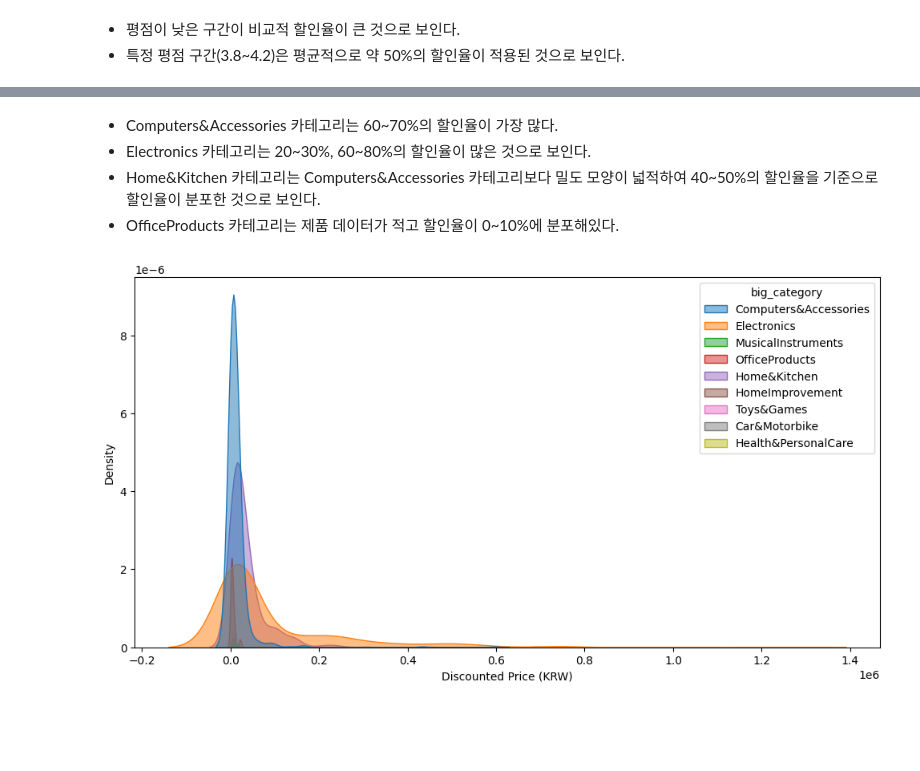
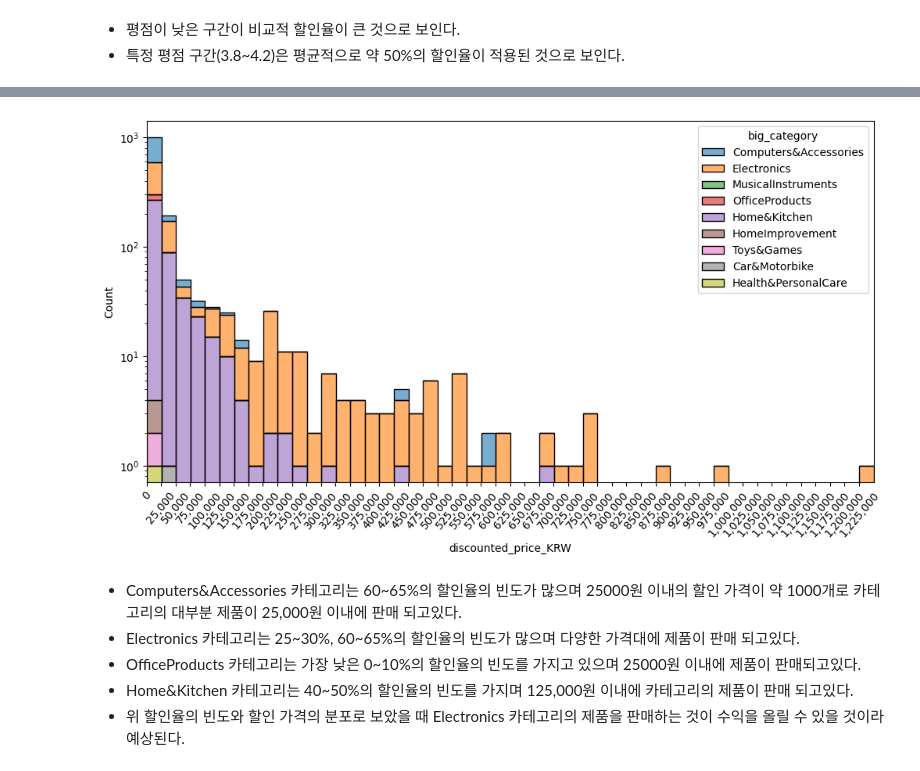
Before and after one commit to BenCyera/Amazon_sales_machine_learning, a Jupyter notebook: notebooks/sehee/price_EDA.ipynb, the cells around one changed output, grey strips where cells are left out. Cells and saved outputs as stored; diff of their text form; code cells hidden in the pictures; blank space fills up the shorter version.

```diff
--- a/notebooks/sehee/price_EDA.ipynb
+++ b/notebooks/sehee/price_EDA.ipynb
@@ -133,4 +133,6 @@ amazon_df['rating_count'] = amazon_df['rating_count'].str.replace(',','').astype
 ---
 ### 카테고리별 할인 가격과 할인율 분포
 - Big category 추출
+# %%
+amazon_df.loc[:, 'big_category'] = amazon_df['category'].apply(lambda x: x.split('|')[0])
 # %%
@@ -268,14 +266,19 @@ plt.show()
-# %% [markdown]
-- Computers&Accessories 카테고리는 60~70%의 할인율이 가장 많다.
-- Electronics 카테고리는 20~30%, 60~80%의 할인율이 많은 것으로 보인다.
-- Home&Kitchen 카테고리는 Computers&Accessories 카테고리보다 밀도 모양이 넓적하여 40~50%의 할인율을 기준으로 할인율이 분포한 것으로 보인다.
-- OfficeProducts 카테고리는 제품 데이터가 적고 할인율이 0~10%에 분포해있다.
 # %%
+# 카테고리별 할인된 제품 가격의 분포
 plt.figure(figsize=(12, 6))
-sns.kdeplot(data=category_price, x='discounted_price_KRW', hue='big_category', fill=True, alpha=0.5, warn_singular=False)
-plt.xlabel('Discounted Price (KRW)')
-# plt.xticks(ticks=plt.xticks()[0], labels=[f'{int(tick / 1e4)},000' for tick in plt.xticks()[0]])
+sns.histplot(data=amazon_df, x='discounted_price_KRW', hue='big_category', multiple='stack', bins=50, alpha=0.6)
+plt.xlim(0, amazon_df['discounted_price_KRW'].max())
+ticks = range(0, amazon_df['discounted_price_KRW'].max(), 25000)
+plt.xticks(ticks, [f'{tick:,}' for tick in ticks], rotation=50)
+plt.yscale('log')
+# plt.grid()
 plt.show()
 # %% [output]
-[figure, old version]
+[figure, new version]
+# %% [markdown]
+- Computers&Accessories 카테고리는 60~65%의 할인율의 빈도가 많으며 25000원 이내의 할인 가격이 약 1000개로 카테고리의 대부분 제품이 25,000원 이내에 판매 되고있다.
+- Electronics 카테고리는 25~30%, 60~65%의 할인율의 빈도가 많으며 다양한 가격대에 제품이 판매 되고있다.
+- OfficeProducts 카테고리는 가장 낮은 0~10%의 할인율의 빈도를 가지고 있으며 25000원 이내에 제품이 판매되고있다.
+- Home&Kitchen 카테고리는 40~50%의 할인율의 빈도를 가지며 125,000원 이내에 카테고리의 제품이 판매 되고있다.
+- 위 할인율의 빈도와 할인 가격의 분포로 보았을 때 Electronics 카테고리의 제품을 판매하는 것이 수익을 올릴 수 있을 것이라 예상된다.
 # %%
```
Also changed, not shown: parts of 8 cells of this notebook.
